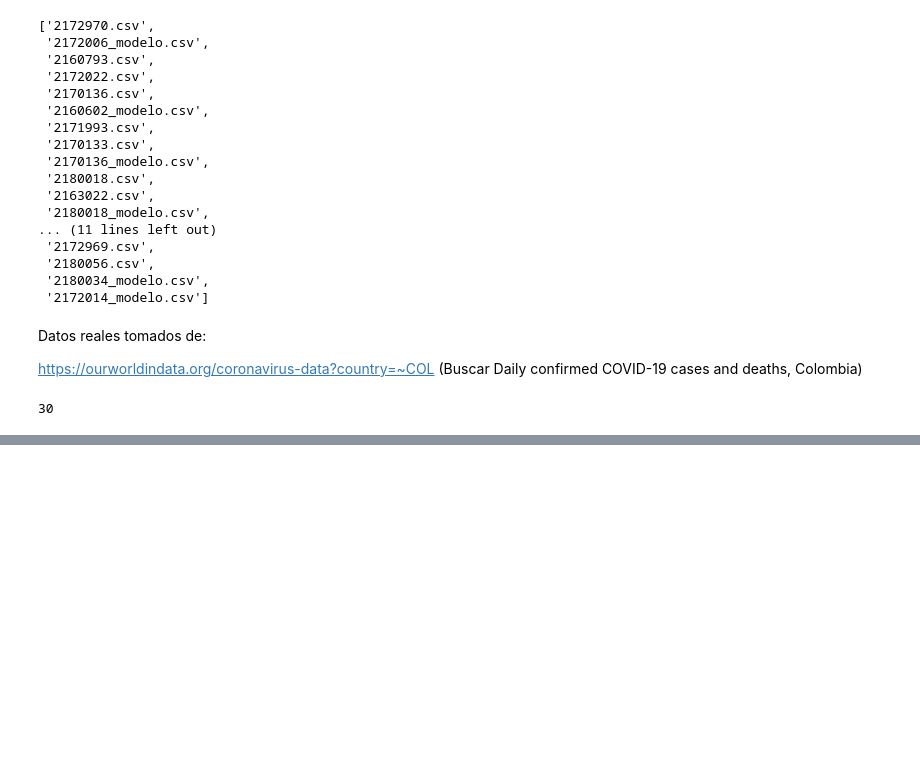
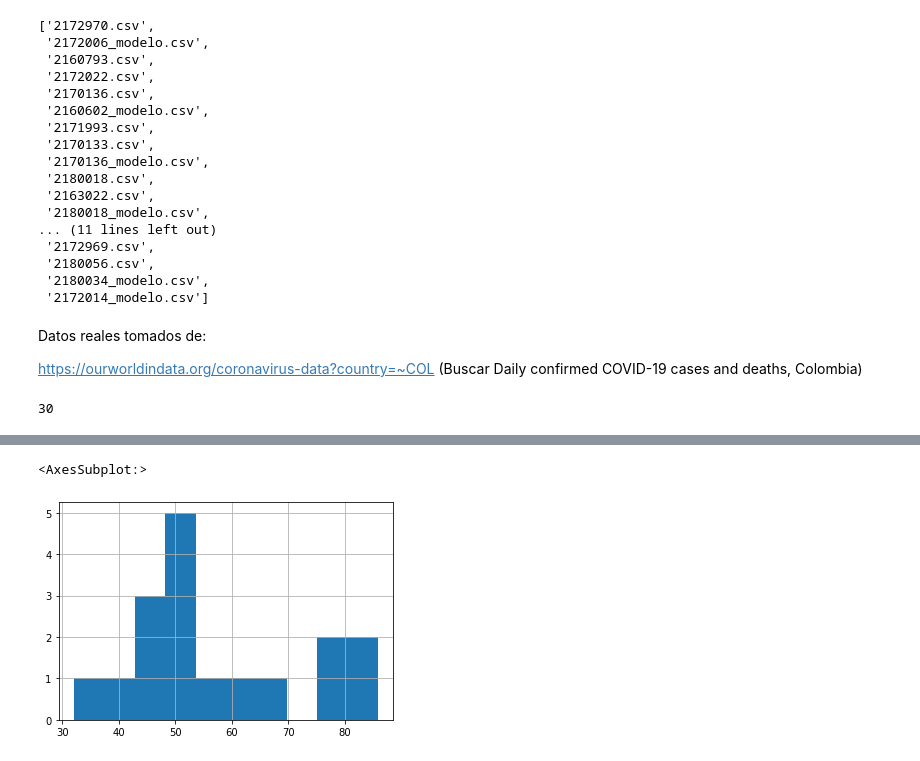
Before and after one commit to JuanOlmos/2021_EvaluacionPredicciones, a Jupyter notebook: code/evaluationPredictions.ipynb, the cells around one changed output, grey strips where cells are left out. Drawn from its saved outputs; the diff is of its cells as text; code cells hidden in the pictures; blank space fills up the shorter version.

```diff
--- a/code/evaluationPredictions.ipynb
+++ b/code/evaluationPredictions.ipynb
@@ -177,0 +169,5 @@ notes
+# %%
+notes['Score'].hist()
+# %% [output]
+<AxesSubplot:>
+[figure, added]
```
Also changed, not shown: parts of 4 cells of this notebook, 5 other files.
